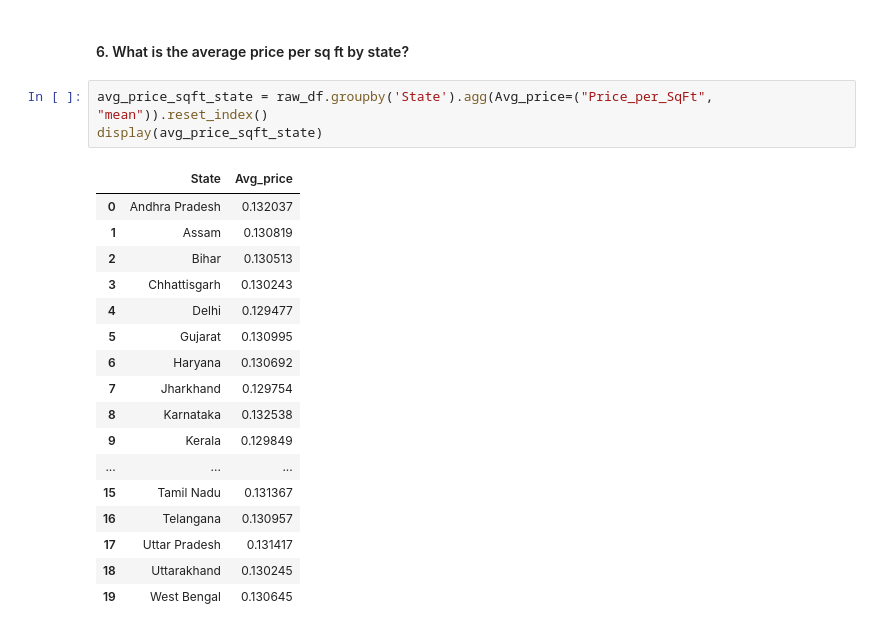
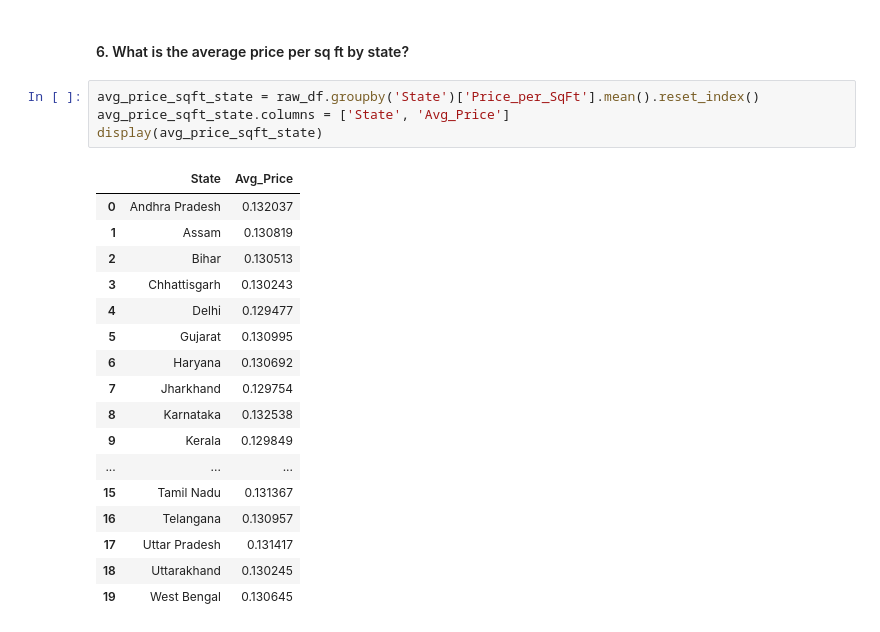
Before and after one commit to mukundnaramesh2605/Real-Estate-Investment-Advisor---Predicting-Property-Profitability-Future-Value, a Jupyter notebook: project.ipynb, the cells around one changed output. Saved outputs shown, nothing was run; the diff lists cells and outputs as text.

Commit message:
Fix execution counts and update column names for average price per sq ft analysis

```diff
--- a/project.ipynb
+++ b/project.ipynb
@@ -260,10 +260,11 @@ Price per Sq Ft contains several upper-end outliers, indicating a few properties
 # %% [markdown]
 #### 6. What is the average price per sq ft by state?
 # %%
-avg_price_sqft_state = raw_df.groupby('State').agg(Avg_price=("Price_per_SqFt", "mean")).reset_index()
+avg_price_sqft_state = raw_df.groupby('State')['Price_per_SqFt'].mean().reset_index()
+avg_price_sqft_state.columns = ['State', 'Avg_Price']
 display(avg_price_sqft_state)
 # %% [output]
-|  | State | Avg_price |
+|  | State | Avg_Price |
 | 0 | Andhra Pradesh | 0.132037 |
 | 1 | Assam | 0.130819 |
 | 2 | Bihar | 0.130513 |
```
Also changed, not shown: parts of 1 cell of this notebook.
